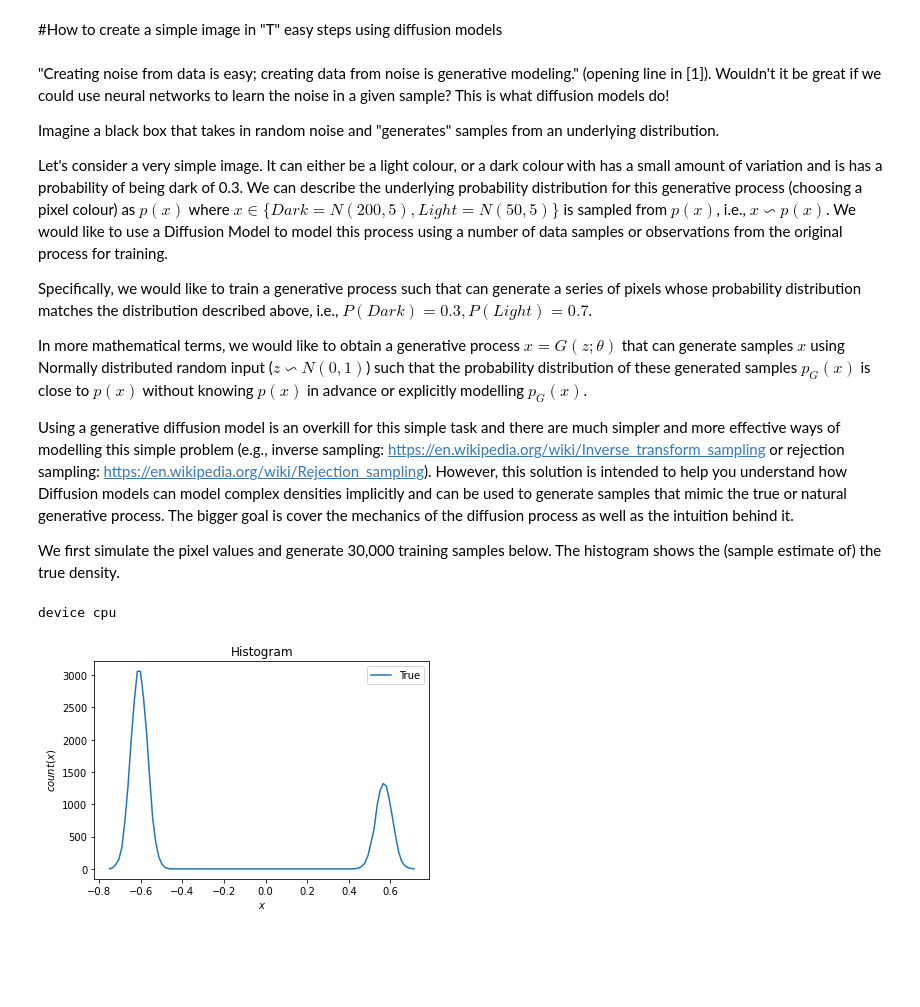
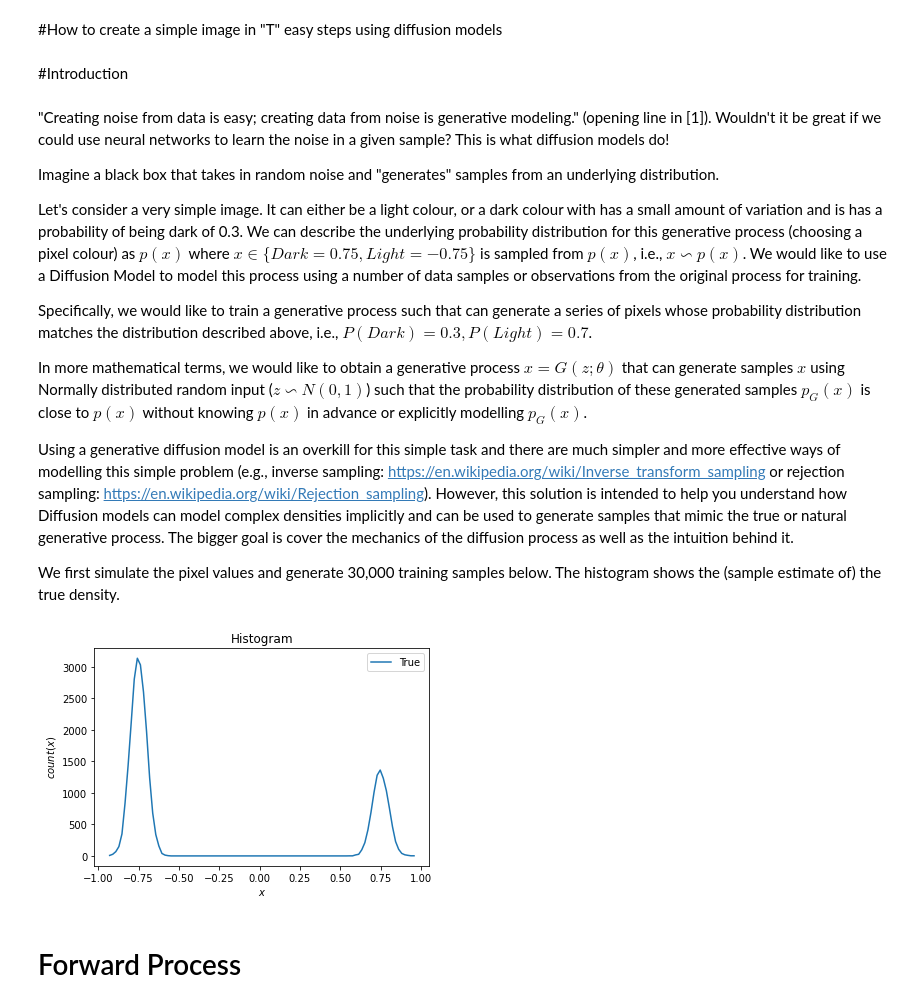
Before and after one commit to wgrgwrght/Simple-Diffusion, a Jupyter notebook: SimpleDiffusion.ipynb, the cells around one changed output. Saved outputs shown, nothing was run; the diff lists cells and outputs as text; code cells hidden in the pictures; blank space fills up the shorter version.

```diff
--- a/SimpleDiffusion.ipynb
+++ b/SimpleDiffusion.ipynb
@@ -2,13 +2,15 @@
 <a href="https://colab.research.google.com/github/wgrgwrght/Simple-Diffusion/blob/main/SimpleDiffusion.ipynb" target="_parent"><img src="https://colab.research.google.com/assets/colab-badge.svg" alt="Open In Colab"/></a>
 # %% [markdown]
 #How to create a simple image in "T" easy steps using diffusion models
+# %% [markdown]
+#Introduction
 # %% [markdown]
 "Creating noise from data is easy; creating data from noise is generative modeling." (opening line in [1]). Wouldn't it be great if we could use neural networks to learn the noise in a given sample? This is what diffusion models do!
 
 
 Imagine a black box that takes in random noise and "generates" samples from an underlying distribution.
 
-Let's consider a very simple image. It can either be a light colour, or a dark colour with has a small amount of variation and is has a probability of being dark of 0.3. We can describe the underlying probability distribution for this generative process (choosing a pixel colour) as $p(x)$ where $x\in \{Dark=N(200,5), Light=N(50,5)\}$ is sampled from $p(x)$, i.e., $x\backsim p(x)$. We would like to use a Diffusion Model to model this process using a number of data samples or observations from the original process for training.
+Let's consider a very simple image. It can either be a light colour, or a dark colour with has a small amount of variation and is has a probability of being dark of 0.3. We can describe the underlying probability distribution for this generative process (choosing a pixel colour) as $p(x)$ where $x\in \{Dark=0.75, Light=-0.75\}$ is sampled from $p(x)$, i.e., $x\backsim p(x)$. We would like to use a Diffusion Model to model this process using a number of data samples or observations from the original process for training.
 
 Specifically, we would like to train a generative process such that can generate a series of pixels whose probability distribution matches the distribution described above, i.e., $P(Dark)=0.3, P(Light)=0.7$.
 
@@ -21,33 +23,34 @@ We first simulate the pixel values and generate 30,000 training samples below. T
 # %%
 import matplotlib.pyplot as plt
 import numpy as np
 import torch, torchvision
 from torch import nn
 from torch.nn import functional as F
+from tqdm import tqdm
 
 device = torch.device('cuda' if torch.cuda.is_available() else 'cpu')
-print(f'device {device}')
 
 # generate samples around 50 and 200 with std 5
-light = np.random.normal(loc=50, scale=5.0, size=21000)
-dark = np.random.normal(loc=200, scale=5.0, size=9000)
+light = np.random.normal(loc=-0.75, scale=0.05, size=21000)
+dark = np.random.normal(loc=0.75, scale=0.05, size=9000)
 
-# Convert numbers to range [1,-1] and in correct format for model
-light = [[torch.tensor((a/127.5)-1).float()] for a in light]
-dark = [[torch.tensor((a/127.5)-1).float()] for a in dark]
+# Convert numbers to correct format for model
+light = [[torch.tensor(a).float()] for a in light]
+dark = [[torch.tensor(a).float()] for a in dark]
 dataset = torch.tensor(dark + light)
 
 train_input = dataset.to(device)
 
 #show histogram of distribution
 hist, bins = np.histogram(dataset, bins=100)
 bin_centers = (bins[1:]+bins[:-1])*0.5
 plt.plot(bin_centers, hist, label="True")
 plt.title('Histogram');plt.xlabel('$x$');plt.ylabel('$count(x)$');plt.legend()
 plt.show()
 # %% [output]
-device cpu
-[figure, old version]
+[figure, new version]
+# %% [markdown]
+# Forward Process
 # %% [markdown]
 The goal is to use Normally distributed Random Noise $z\backsim N(0,1)$ as input to generate $x\backsim p(x)$. A diffusion model achieves this by using a fixed "forward process" (not to be confused with the forward function of neural networks) in which we add increasing amounts of random noise to input (training) sample. The forward process is essentially a chain that generates a noisy sample $x_t=q(x_t|x_{t-1})$ by adding noise to the sample $x_{t-1}$ for different time steps $t = 1\ldots T$ with $x_0 = x$ (input sample). Note that the chain is "Markov" as the current step is only dependent upon the previous one (and the added noise).
 
```
Also changed, not shown: parts of 16 cells of this notebook.
